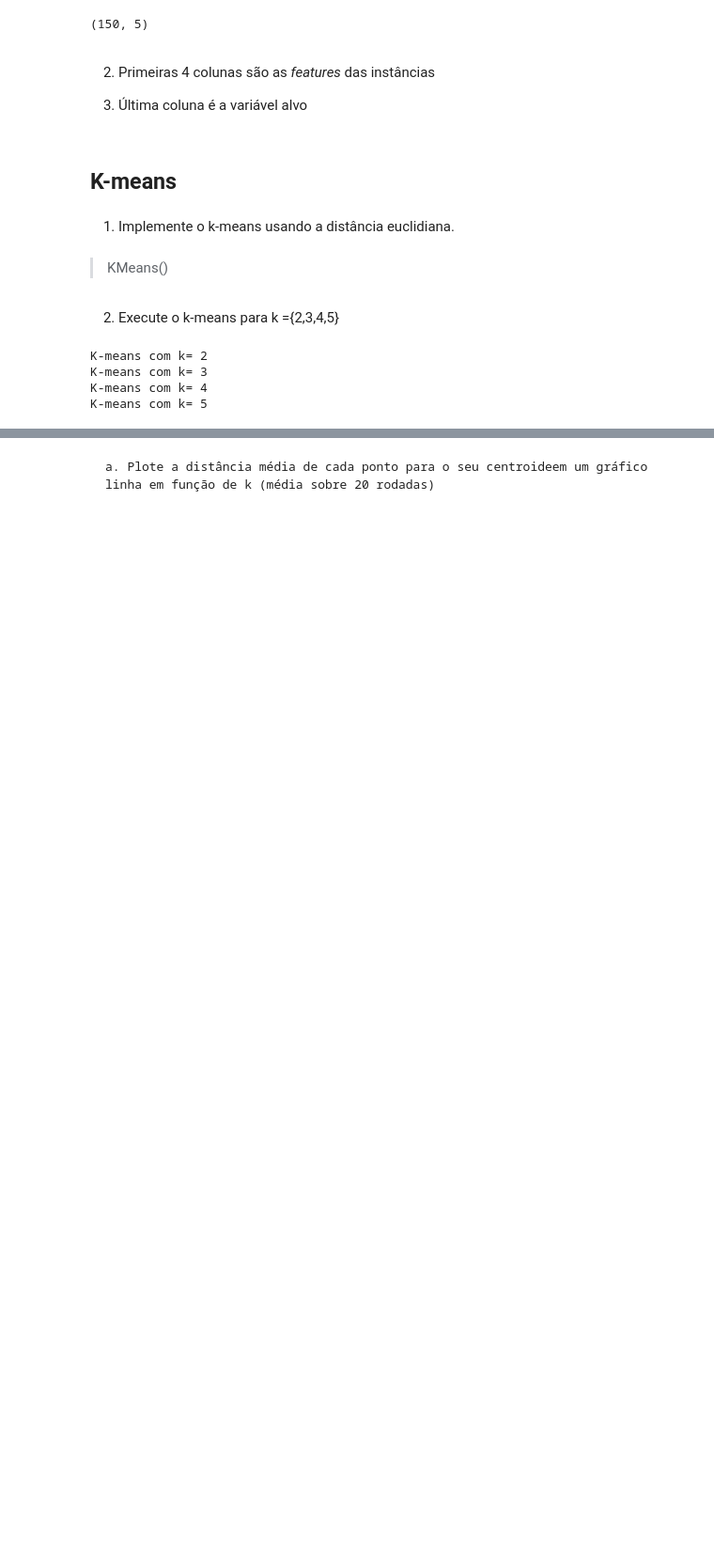
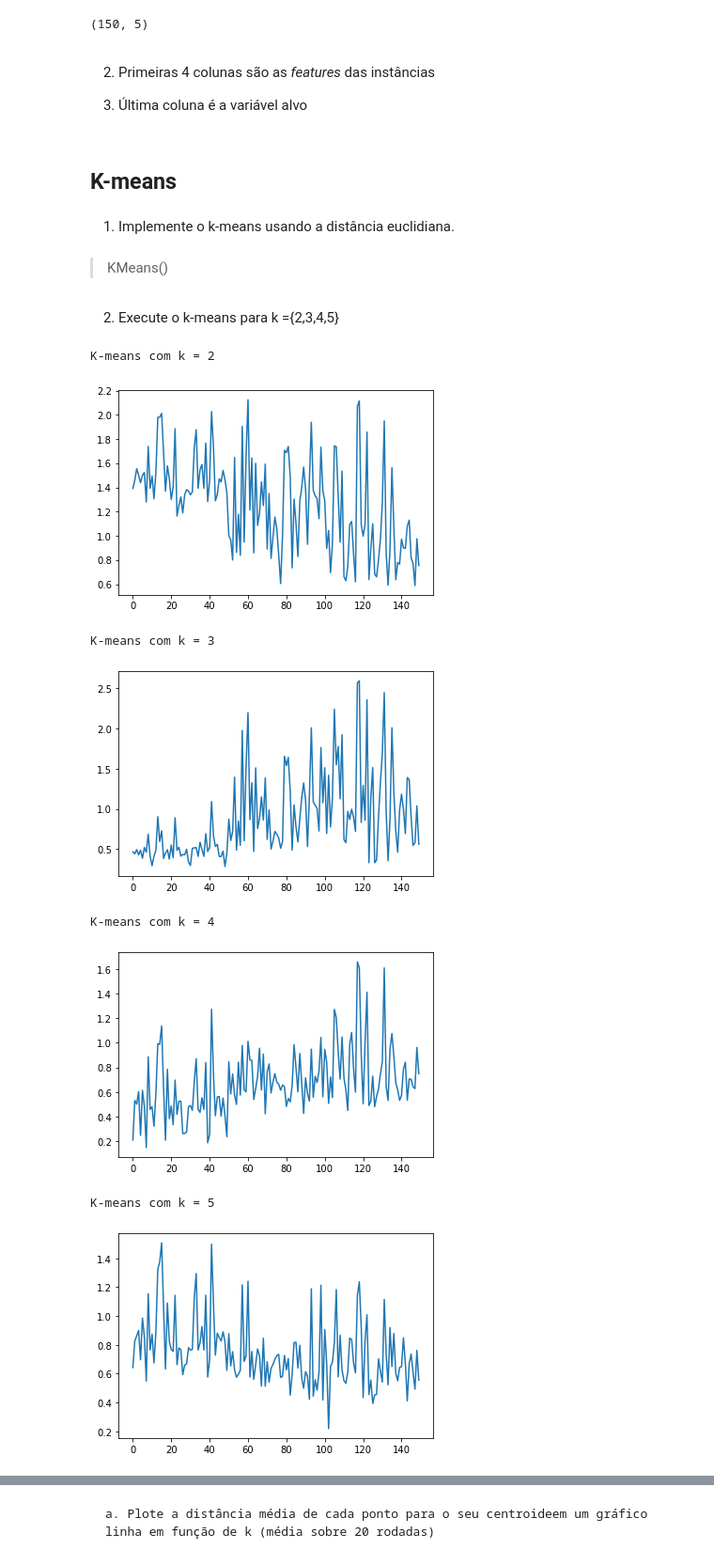
Before and after one commit to wesleypedro/Machine-Learning, a Jupyter notebook: Trabalhos/04 - /Trabalho 04.ipynb, the cells around one changed output, grey strips where cells are left out. Shown at 94% size. Drawn from its saved outputs; the diff is of its cells as text; code cells hidden in the pictures; blank space fills up the shorter version.

Commit message:
Adicionando DT e KMeans

```diff
--- a/Trabalhos/04 - /Trabalho 04.ipynb
+++ b/Trabalhos/04 - /Trabalho 04.ipynb
@@ -32,14 +33,22 @@ y = data[:, -1]
 # %% [markdown]
 2. Execute o k-means para k ={2,3,4,5}
 # %%
-predicted_kmeans = list()
+# predicted_kmeans = list()
+# mean_distances = list()
 for k in range(2,6):
-    print('K-means com k=',k)
+    print('K-means com k =',k)
     kmeans = tb.KMeans(k=k, ite=20)
-    kmeans.fit(X, y)
-    predicted_kmeans.append(kmeans.predict(X))
+    kmeans.fit(X)
+#     predicted_kmeans.append(kmeans.predict(X))
+#     mean_distances.append(kmeans.mean_distance)
+    plt.plot(kmeans.mean_distance)
+    plt.show()
 # %% [output]
-K-means com k= 2
-K-means com k= 3
-K-means com k= 4
-K-means com k= 5
+K-means com k = 2
+[figure, added]
+K-means com k = 3
+[figure, added]
+K-means com k = 4
+[figure, added]
+K-means com k = 5
+[figure, added]
```
Also changed, not shown: parts of 8 cells of this notebook, 1 other file.
